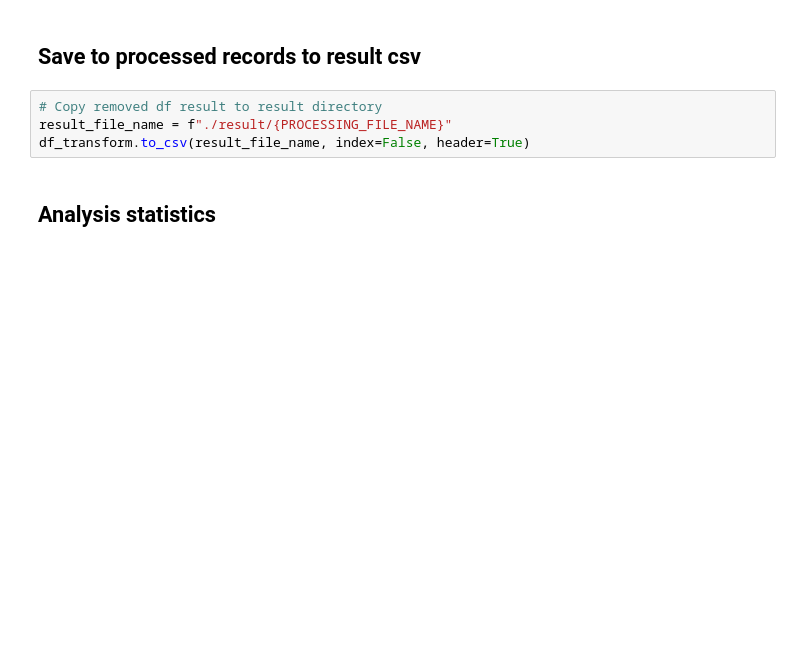
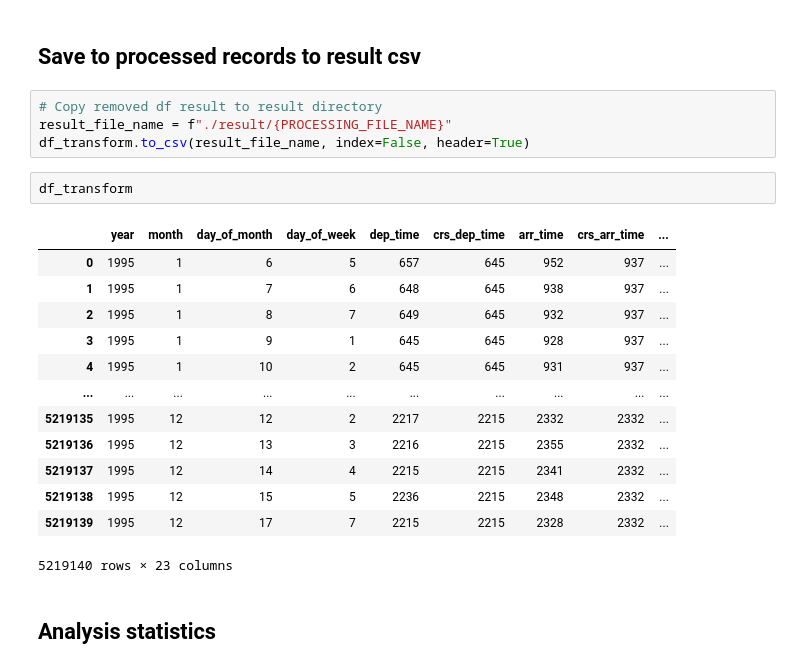
Before and after one commit to liemnt/test-flight-business-intelligence, a Jupyter notebook: main.ipynb, the cells around one changed output. Saved outputs shown, nothing was run; the diff lists cells and outputs as text; blank space fills up the shorter version.

```diff
--- a/main.ipynb
+++ b/main.ipynb
@@ -237,6 +237,22 @@ tbl_percentage_missing
 # Copy removed df result to result directory
 result_file_name = f"./result/{PROCESSING_FILE_NAME}"
 df_transform.to_csv(result_file_name, index=False, header=True)
+# %%
+df_transform
+# %% [output]
+|  | year | month | day_of_month | day_of_week | dep_time | crs_dep_time | arr_time | crs_arr_time | ... |
+| 0 | 1995 | 1 | 6 | 5 | 657 | 645 | 952 | 937 | ... |
+| 1 | 1995 | 1 | 7 | 6 | 648 | 645 | 938 | 937 | ... |
+| 2 | 1995 | 1 | 8 | 7 | 649 | 645 | 932 | 937 | ... |
+| 3 | 1995 | 1 | 9 | 1 | 645 | 645 | 928 | 937 | ... |
+| 4 | 1995 | 1 | 10 | 2 | 645 | 645 | 931 | 937 | ... |
+| ... | ... | ... | ... | ... | ... | ... | ... | ... | ... |
+| 5219135 | 1995 | 12 | 12 | 2 | 2217 | 2215 | 2332 | 2332 | ... |
+| 5219136 | 1995 | 12 | 13 | 3 | 2216 | 2215 | 2355 | 2332 | ... |
+| 5219137 | 1995 | 12 | 14 | 4 | 2215 | 2215 | 2341 | 2332 | ... |
+| 5219138 | 1995 | 12 | 15 | 5 | 2236 | 2215 | 2348 | 2332 | ... |
+| 5219139 | 1995 | 12 | 17 | 7 | 2215 | 2215 | 2328 | 2332 | ... |
+5219140 rows × 23 columns
 # %% [markdown]
 ## Analysis statistics
 # %%
```
Also changed, not shown: parts of 8 cells of this notebook, 1 other file.
